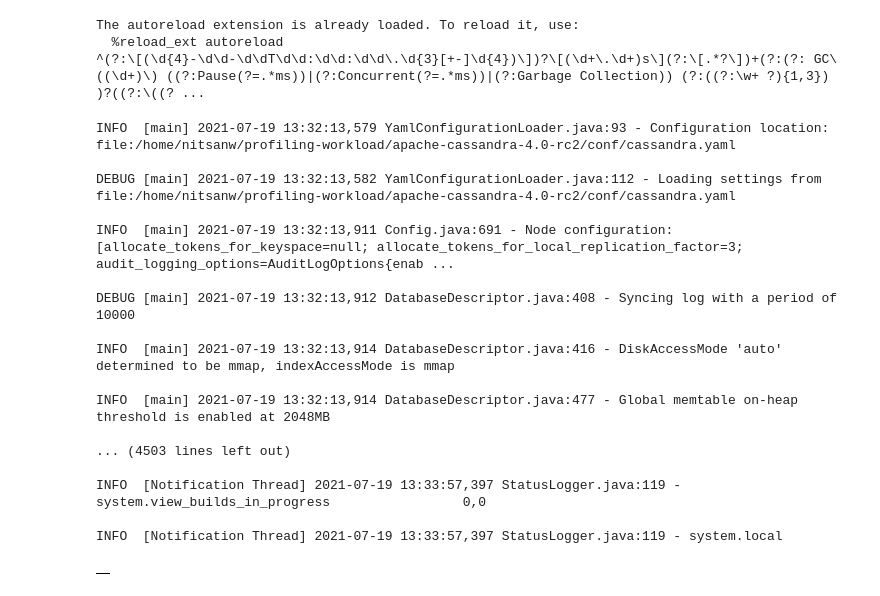
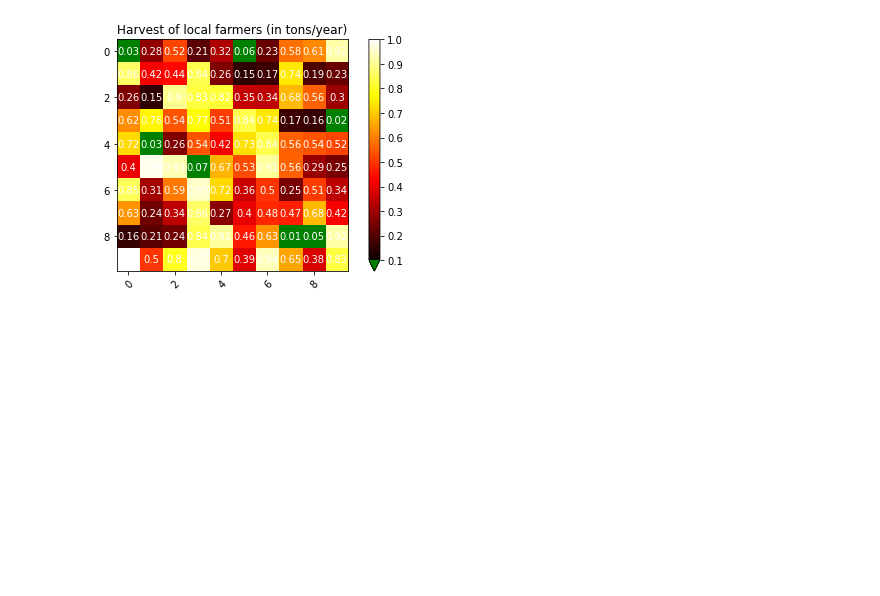
Before and after one commit to apple/GCGC, a Jupyter notebook: note.ipynb, the cells around one changed output. Saved outputs shown, nothing was run; the diff lists cells and outputs as text; code cells hidden in the pictures; blank space fills up the shorter version.

Commit message:
temporary notebook for viewing heatmap

```diff
--- a/note.ipynb
+++ b/note.ipynb
@@ -1,32 +1,30 @@
-# %%
-%load_ext autoreload
-%autoreload 2
-from src.temporary_read_log_file import somefunction
-
-somefunction("/Users/ellisbrown/Desktop/Project/cassandra-data/workloads/jdk16+zgc/gc.log")
-# %% [output]
-The autoreload extension is already loaded. To reload it, use:
-  %reload_ext autoreload
-^(?:\[(\d{4}-\d\d-\d\dT\d\d:\d\d:\d\d\.\d{3}[+-]\d{4})\])?\[(\d+\.\d+)s\](?:\[.*?\])+(?:(?: GC\((\d+)\) ((?:Pause(?=.*ms))|(?:Concurrent(?=.*ms))|(?:Garbage Collection)) (?:((?:\w+ ?){1,3}) )?((?:\((? ...
-# %%
-from src.read_log_file import get_parsed_data_from_file
-get_parsed_data_from_file("/Users/ellisbrown/Desktop/Project/cassandra-data/workloads/jdk16+zgc/gc.log")
-# %% [output]
-INFO  [main] 2021-07-19 13:32:13,579 YamlConfigurationLoader.java:93 - Configuration location: file:/home/nitsanw/profiling-workload/apache-cassandra-4.0-rc2/conf/cassandra.yaml
-
-DEBUG [main] 2021-07-19 13:32:13,582 YamlConfigurationLoader.java:112 - Loading settings from file:/home/nitsanw/profiling-workload/apache-cassandra-4.0-rc2/conf/cassandra.yaml
-
-INFO  [main] 2021-07-19 13:32:13,911 Config.java:691 - Node configuration:[allocate_tokens_for_keyspace=null; allocate_tokens_for_local_replication_factor=3; audit_logging_options=AuditLogOptions{enab ...
-
-DEBUG [main] 2021-07-19 13:32:13,912 DatabaseDescriptor.java:408 - Syncing log with a period of 10000
-
-INFO  [main] 2021-07-19 13:32:13,914 DatabaseDescriptor.java:416 - DiskAccessMode 'auto' determined to be mmap, indexAccessMode is mmap
-
-INFO  [main] 2021-07-19 13:32:13,914 DatabaseDescriptor.java:477 - Global memtable on-heap threshold is enabled at 2048MB
-
-... (4503 lines left out)
-
-INFO  [Notification Thread] 2021-07-19 13:33:57,397 StatusLogger.java:119 - system.view_builds_in_progress                 0,0
-
-INFO  [Notification Thread] 2021-07-19 13:33:57,397 StatusLogger.java:119 - system.local
-|  |
+# %%
+import numpy as np
+import matplotlib.pyplot as plt
+
+threshold = 0.1
+data = np.random.random((10,10))
+for row in range(10):
+    for col in range(10):
+        data[row][col] = round(data[row][col], 2)
+
+fig, ax = plt.subplots()
+im = ax.imshow(data, cmap=plt.cm.hot, interpolation='none', vmin=threshold)
+cbar = fig.colorbar(im, extend='min')
+cbar.cmap.set_under('green')
+
+# Rotate the tick labels and set their alignment.
+plt.setp(ax.get_xticklabels(), rotation=45, ha="right",
+         rotation_mode="anchor")
+
+# Loop over data dimensions and create text annotations.
+for i in range(10):
+    for j in range(10):
+        text = ax.text(j, i, data[i, j],
+                       ha="center", va="center", color="w")
+
+ax.set_title("Harvest of local farmers (in tons/year)")
+fig.tight_layout()
+plt.show()
+# %% [output]
+[figure, added]
```
